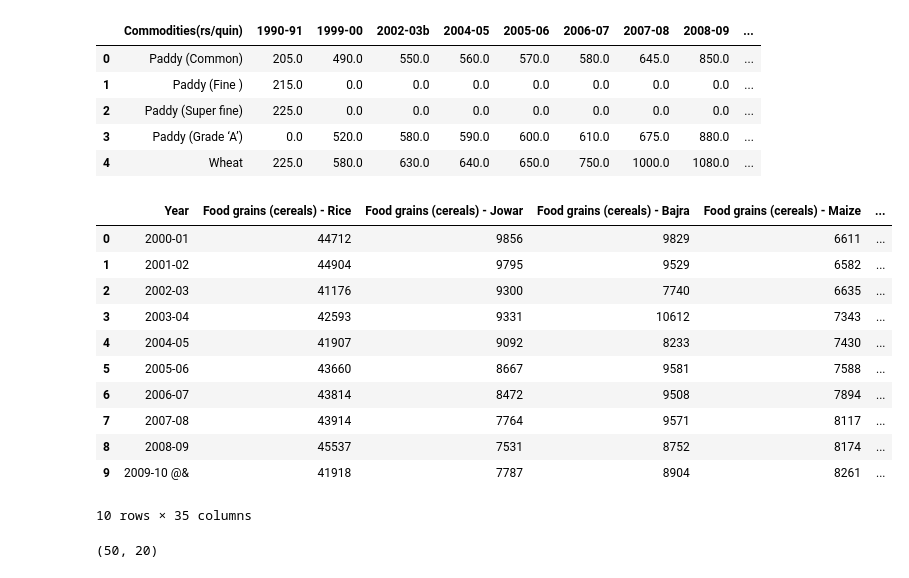
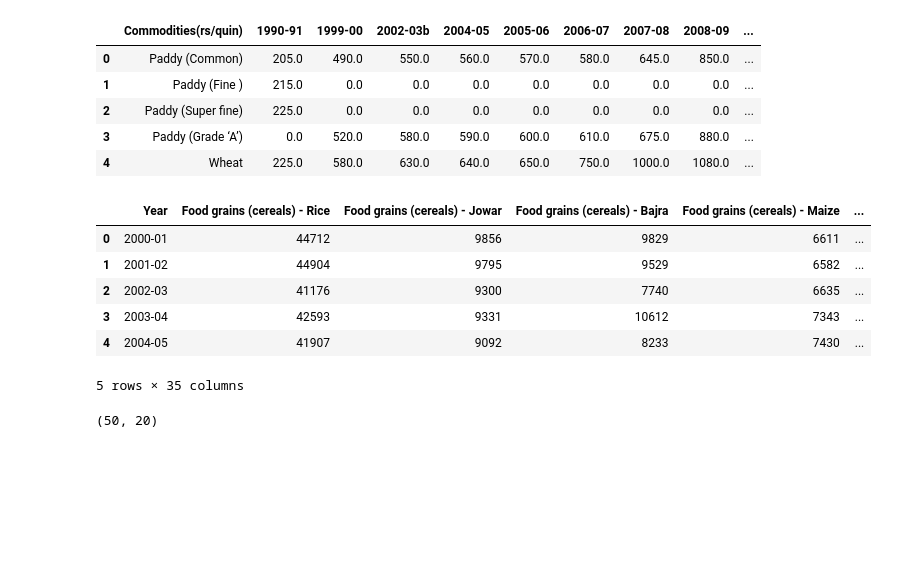
Before and after one commit to nitinvbharti/Agriculture_Analysis, a Jupyter notebook: Agro_analysis.ipynb, the cells around one changed output. Saved outputs shown, nothing was run; the diff lists cells and outputs as text; code cells hidden in the pictures; blank space fills up the shorter version.

```diff
--- a/Agro_analysis.ipynb
+++ b/Agro_analysis.ipynb
@@ -53,20 +53,15 @@ crop_price.iloc[0:5,:]
 # %%
 area_cult=pd.read_csv("area_cult.csv",delimiter=',')
 # print(sum(area_cult.isna()))
-area_cult
+area_cult.head()
 # %% [output]
 |  | Year | Food grains (cereals) - Rice | Food grains (cereals) - Jowar | Food grains (cereals) - Bajra | Food grains (cereals) - Maize | ... |
 | 0 | 2000-01 | 44712 | 9856 | 9829 | 6611 | ... |
 | 1 | 2001-02 | 44904 | 9795 | 9529 | 6582 | ... |
 | 2 | 2002-03 | 41176 | 9300 | 7740 | 6635 | ... |
 | 3 | 2003-04 | 42593 | 9331 | 10612 | 7343 | ... |
 | 4 | 2004-05 | 41907 | 9092 | 8233 | 7430 | ... |
-| 5 | 2005-06 | 43660 | 8667 | 9581 | 7588 | ... |
-| 6 | 2006-07 | 43814 | 8472 | 9508 | 7894 | ... |
-| 7 | 2007-08 | 43914 | 7764 | 9571 | 8117 | ... |
-| 8 | 2008-09 | 45537 | 7531 | 8752 | 8174 | ... |
-| 9 | 2009-10 @& | 41918 | 7787 | 8904 | 8261 | ... |
-10 rows × 35 columns
+5 rows × 35 columns
 # %%
 culti_cost=pd.read_csv("culti_cost.csv",delimiter=',')
 culti_cost=culti_cost.fillna(0)
```
Also changed, not shown: parts of 4 cells of this notebook, 2 other files.
